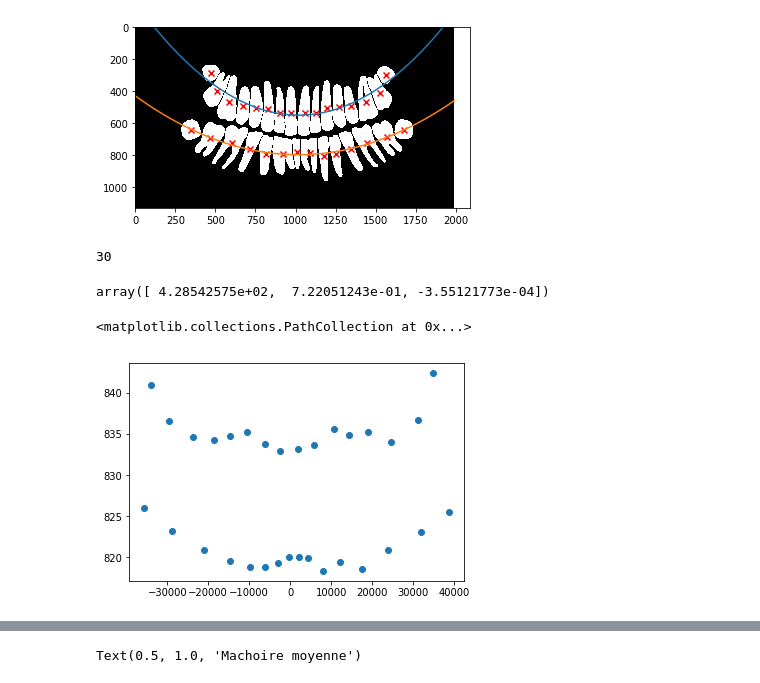
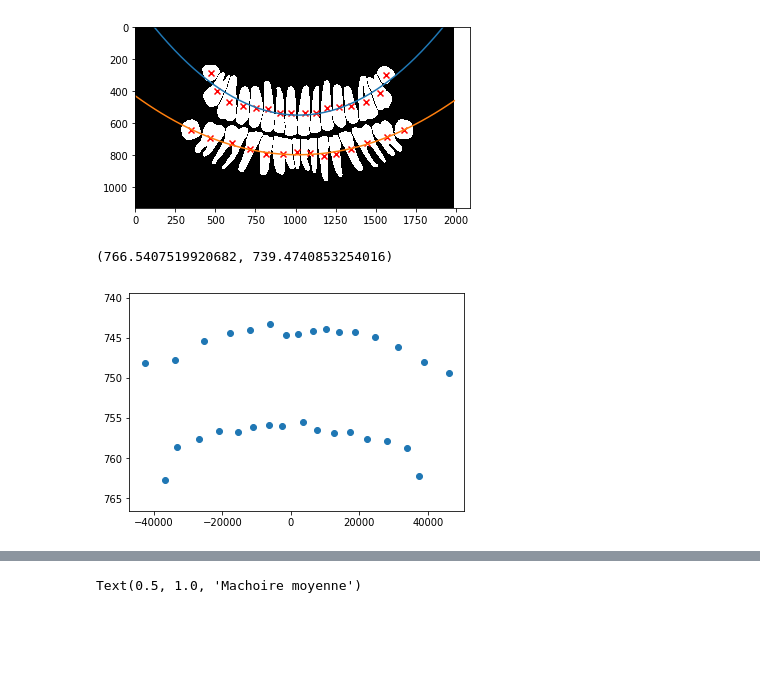
Before and after one commit to aymericq/dental_numbering, a Jupyter notebook: basin_hopping_reel.ipynb, the cells around one changed output, grey strips where cells are left out. Drawn from its saved outputs; the diff is of its cells as text; code cells hidden in the pictures; blank space fills up the shorter version.

```diff
--- a/basin_hopping_reel.ipynb
+++ b/basin_hopping_reel.ipynb
@@ -10,6 +10,7 @@ DATASET_PATH = "/home/quesneay/mohit/final/dataset_cat/separated/mask/"
 # DATASET_PATH = "/home/aymeric/OMA/projet_rech/dataset/mask/"
 # %%
 def display_progress(i, maxi, length):
+    """Helper function to display progress during large computations"""
     disp.display('[' + "".join(
         ['=' for j in range(floor(length*i/maxi))]
     ) + '>' + "".join(
@@ -68,8 +85,10 @@ plt.scatter(centers[:,0], centers[:,1], marker='x', color='red')
 <matplotlib.collections.PathCollection at 0x...>
 [figure]
 # %%
-def sort_dentier(dentier):
-    # sorts un dentier by finding the nearest neighbor
+def sort_teeth(dentier):
+    """sorts teeth by finding the down- and right-most tooth
+    then finding the nearest neighbor iteratively
+    """
     N = len(dentier)
     indices = []
     dist = np.sum(np.abs(dentier),axis=1)
@@ -96,7 +115,7 @@ def sort_dentier(dentier):
         indices.append(mini)
     return indices
 # %%
-sorted_centers = sort_dentier(centers)
+sorted_centers = sort_teeth(centers)
 lower_teeth = centers[sorted_centers[:14]]
 upper_teeth = centers[sorted_centers[14:]]
 # %% [markdown]
@@ -121,14 +140,6 @@ lower_min = -lower_pol.convert().coef[1]/2/lower_pol.convert().coef[2]
 upper_min = -upper_pol.convert().coef[1]/2/upper_pol.convert().coef[2]
 x_mean = (lower_min + upper_min)/2
 y_gap = upper_min - lower_min
-# %%
-len(centers)
-# %% [output]
-30
-# %%
-lower_pol.convert().coef
-# %% [output]
-array([ 4.28542575e+02,  7.22051243e-01, -3.55121773e-04])
 # %%
 from numpy.polynomial.polynomial import Polynomial
 
@@ -136,7 +147,7 @@ def transform_quad(centers, gap = 1, x_scale = 1):
     # Unfit because some x-rays display no curvature so fitting a quadratic
     # is ill-conditioned
     assert len(centers) == 32
-    sorted_centers = sort_dentier(centers)
+    sorted_centers = sort_teeth(centers)
     lower_teeth = centers[sorted_centers[:16]]
     upper_teeth = centers[sorted_centers[16:]]
     upper_pol = Polynomial.fit(upper_teeth[:,0], upper_teeth[:,1], [0, 2])
@@ -164,10 +167,14 @@ for key in CoMs.keys():
 # %%
 tooth_index = 1
 centers = np.array(CoMs[_32_teeth[tooth_index]])
 img = plt.imread(DATASET_PATH + '/' + _32_teeth[tooth_index])
 transf_centers, shift = transform_quad(centers)
 transf_centers += shift
 plt.scatter(transf_centers[:,0],transf_centers[:,1])
+plt.gca().set_ylim(
+    max(transf_centers[:,1]) + 0.2*(max(transf_centers[:,1]) - min(transf_centers[:,1])),
+    min(transf_centers[:,1]) - 0.2*(max(transf_centers[:,1]) - min(transf_centers[:,1]))
+)
 # %% [output]
-<matplotlib.collections.PathCollection at 0x...>
+(766.5407519920682, 739.4740853254016)
-[figure, old version]
+[figure, new version]
```
Also changed, not shown: parts of 36 cells of this notebook.
